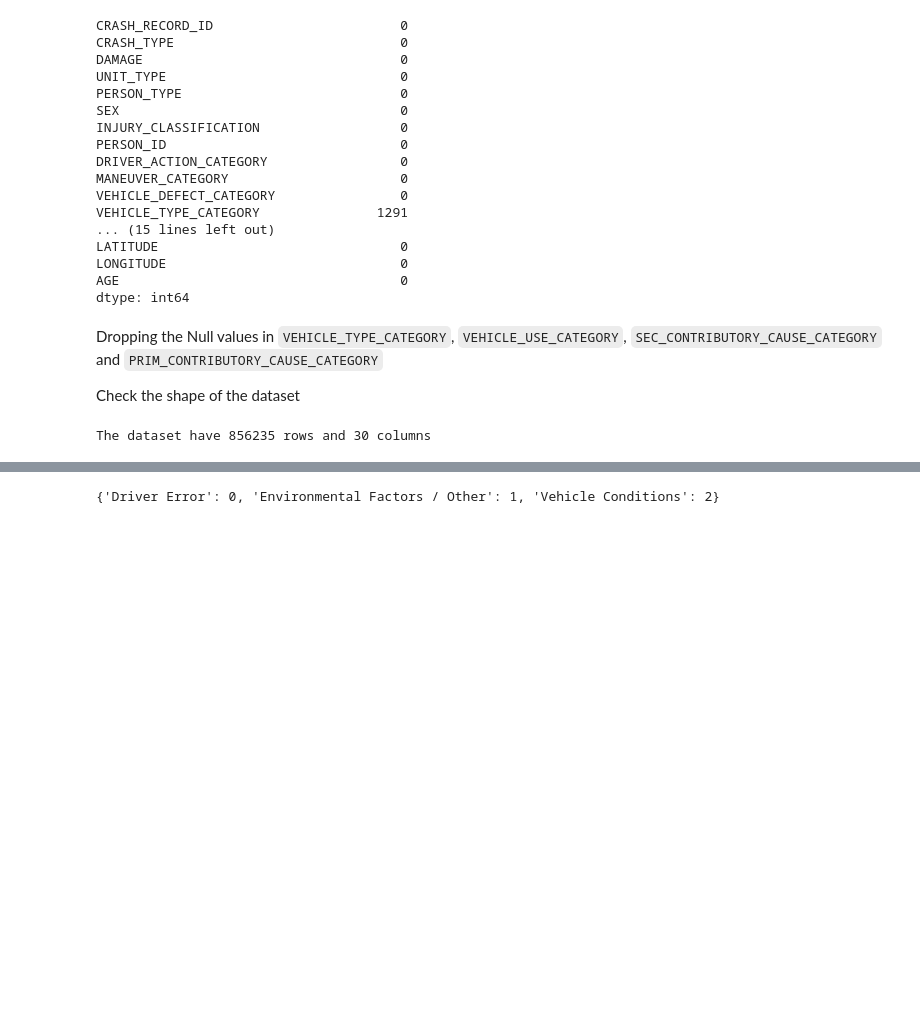
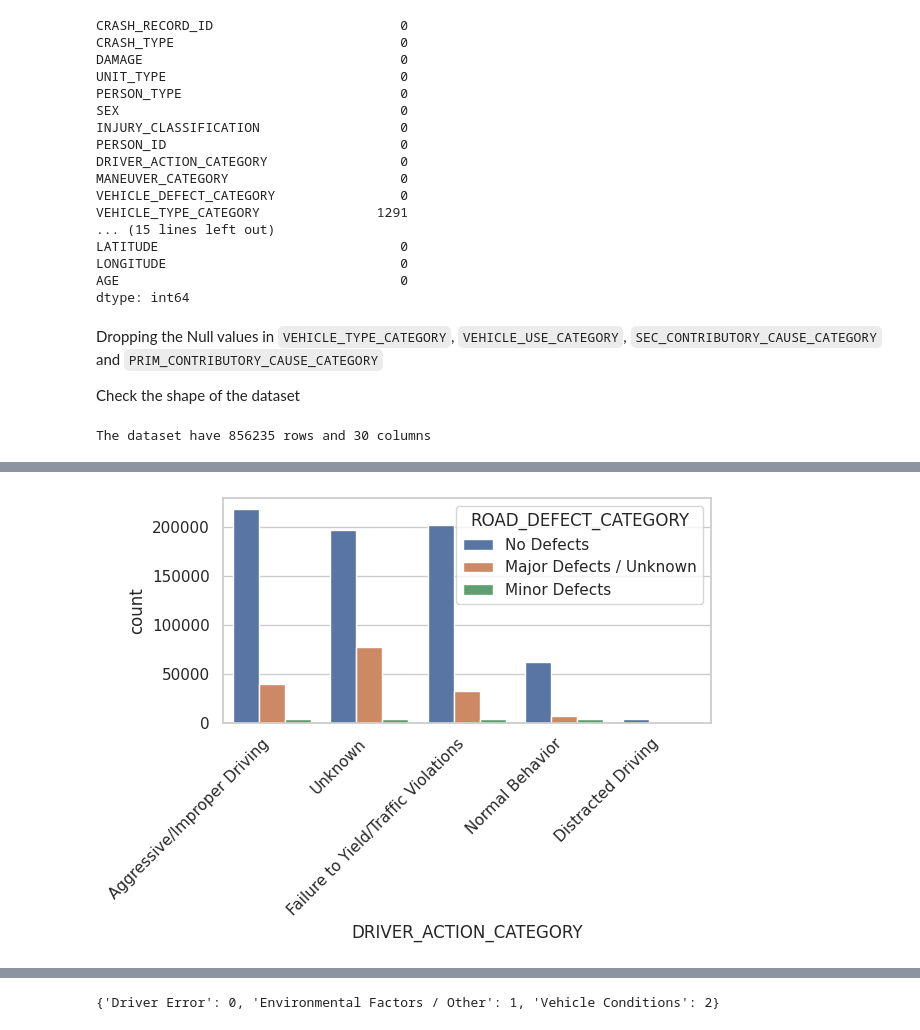
Before and after one commit to joakimTI/GROUP-5-PROJECT, a Jupyter notebook: index.ipynb, the cells around one changed output, grey strips where cells are left out. Cells and saved outputs as stored; diff of their text form; code cells hidden in the pictures; blank space fills up the shorter version.

```diff
--- a/index.ipynb
+++ b/index.ipynb
@@ -1814,0 +1866,9 @@ Do Label encoding of `PRIM_CONTRIBUTORY_CAUSE_CATEGORY' into numerical variable
+# %%
+pd.crosstab(deduplicated_df.ROAD_DEFECT_CATEGORY, deduplicated_df.DRIVER_ACTION_CATEGORY)
+sns.set(style="whitegrid")
+sns.countplot(x='DRIVER_ACTION_CATEGORY', hue='ROAD_DEFECT_CATEGORY', data=deduplicated_df)
+plt.xticks(rotation=45, ha='right')
+plt.tight_layout()
+plt.show();
+# %% [output]
+[figure, added]
```
Also changed, not shown: parts of 9 cells of this notebook.
